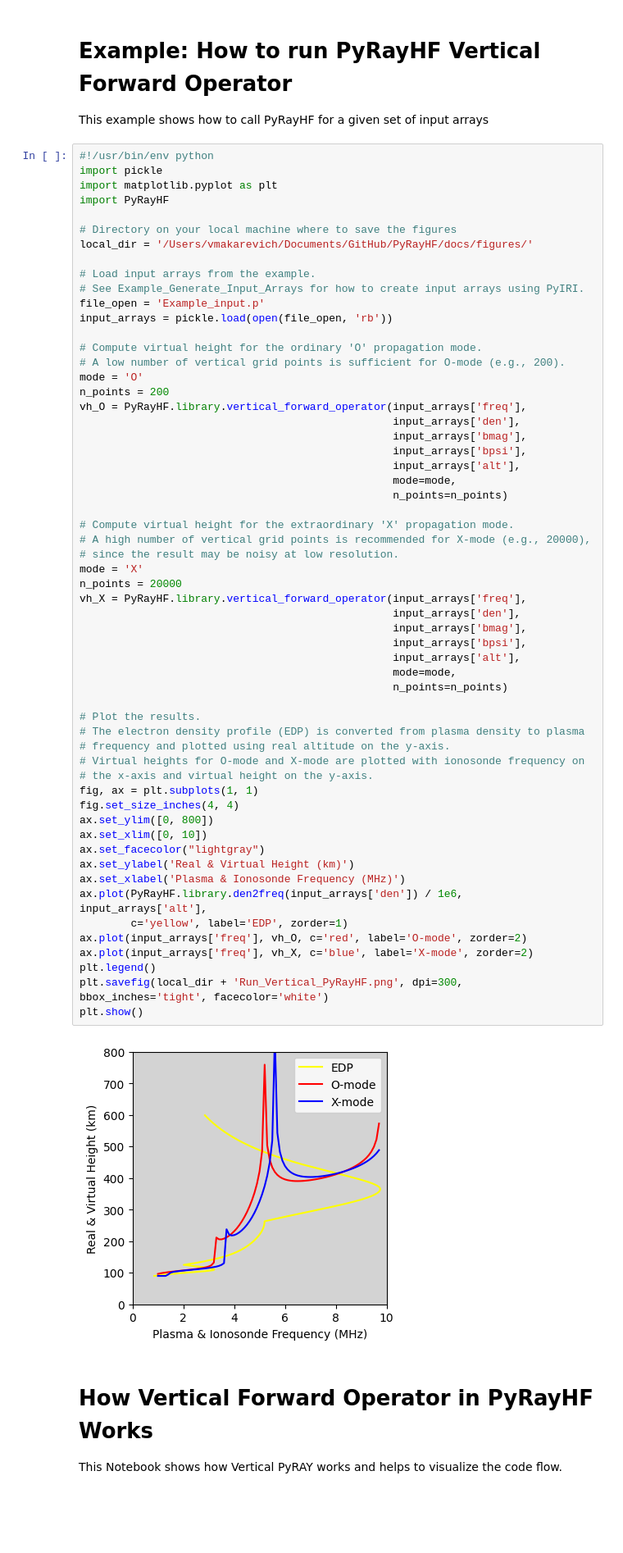
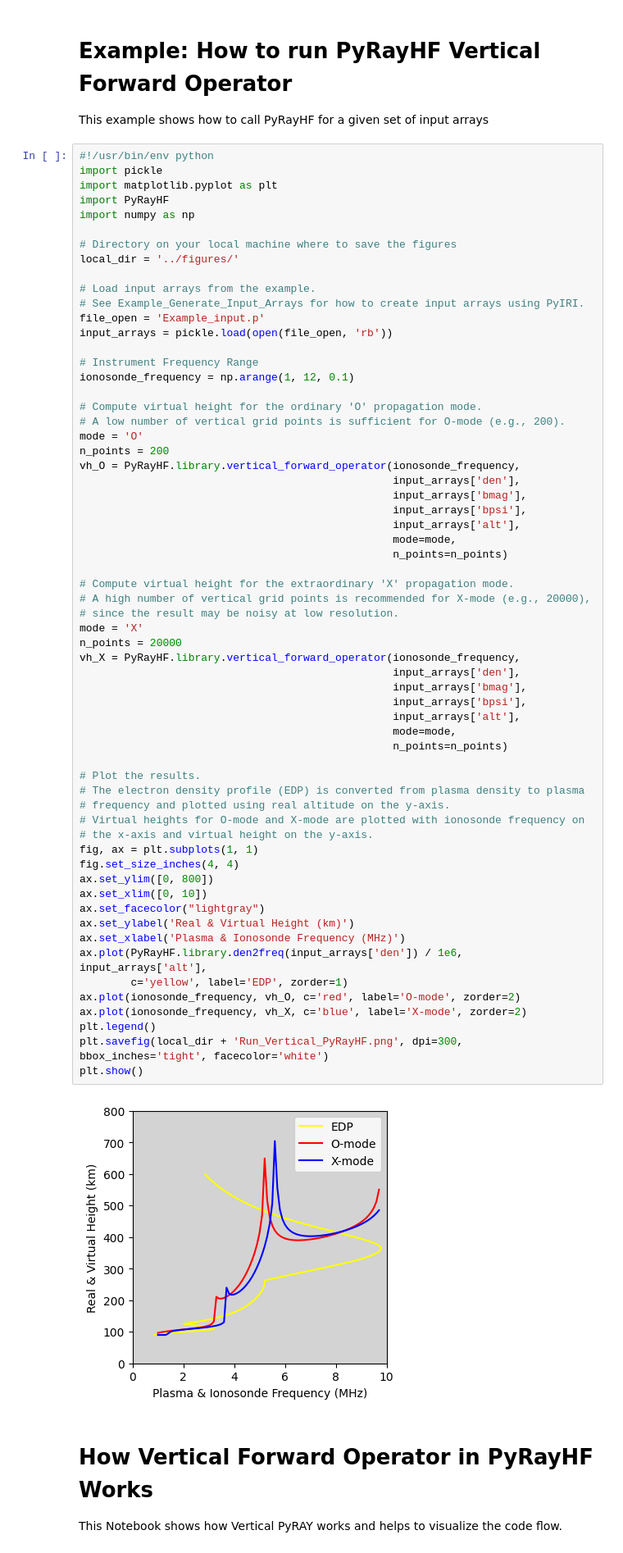
Before and after one commit to victoriyaforsythe/PyRayHF, a Jupyter notebook: docs/tutorials/Example_Vertical_Forward_Operator.ipynb, the cells around one changed output. Shown at 82% size. Saved outputs shown, nothing was run; the diff lists cells and outputs as text; blank space fills up the shorter version.

```diff
--- a/docs/tutorials/Example_Vertical_Forward_Operator.ipynb
+++ b/docs/tutorials/Example_Vertical_Forward_Operator.ipynb
@@ -6,20 +6,24 @@ This example shows how to call PyRayHF for a given set of input arrays
 import pickle
 import matplotlib.pyplot as plt
 import PyRayHF
+import numpy as np
 
 # Directory on your local machine where to save the figures
-local_dir = '/Users/vmakarevich/Documents/GitHub/PyRayHF/docs/figures/'
+local_dir = '../figures/'
 
 # Load input arrays from the example.
 # See Example_Generate_Input_Arrays for how to create input arrays using PyIRI.
 file_open = 'Example_input.p'
 input_arrays = pickle.load(open(file_open, 'rb'))
 
+# Instrument Frequency Range
+ionosonde_frequency = np.arange(1, 12, 0.1)
+
 # Compute virtual height for the ordinary 'O' propagation mode.
 # A low number of vertical grid points is sufficient for O-mode (e.g., 200).
 mode = 'O'
 n_points = 200
-vh_O = PyRayHF.library.vertical_forward_operator(input_arrays['freq'],
+vh_O = PyRayHF.library.vertical_forward_operator(ionosonde_frequency,
                                                  input_arrays['den'],
                                                  input_arrays['bmag'],
                                                  input_arrays['bpsi'],
@@ -30,37 +34,37 @@ vh_O = PyRayHF.library.vertical_forward_operator(input_arrays['freq'],
 # Compute virtual height for the extraordinary 'X' propagation mode.
 # A high number of vertical grid points is recommended for X-mode (e.g., 20000),
 # since the result may be noisy at low resolution.
 mode = 'X'
 n_points = 20000
-vh_X = PyRayHF.library.vertical_forward_operator(input_arrays['freq'],
+vh_X = PyRayHF.library.vertical_forward_operator(ionosonde_frequency,
                                                  input_arrays['den'],
                                                  input_arrays['bmag'],
                                                  input_arrays['bpsi'],
                                                  input_arrays['alt'],
                                                  mode=mode,
                                                  n_points=n_points)
 
 # Plot the results.
 # The electron density profile (EDP) is converted from plasma density to plasma
 # frequency and plotted using real altitude on the y-axis.
 # Virtual heights for O-mode and X-mode are plotted with ionosonde frequency on
 # the x-axis and virtual height on the y-axis.
 fig, ax = plt.subplots(1, 1)
 fig.set_size_inches(4, 4)
 ax.set_ylim([0, 800])
 ax.set_xlim([0, 10])
 ax.set_facecolor("lightgray")
 ax.set_ylabel('Real & Virtual Height (km)')
 ax.set_xlabel('Plasma & Ionosonde Frequency (MHz)')
 ax.plot(PyRayHF.library.den2freq(input_arrays['den']) / 1e6, input_arrays['alt'],
         c='yellow', label='EDP', zorder=1)
-ax.plot(input_arrays['freq'], vh_O, c='red', label='O-mode', zorder=2)
-ax.plot(input_arrays['freq'], vh_X, c='blue', label='X-mode', zorder=2)
+ax.plot(ionosonde_frequency, vh_O, c='red', label='O-mode', zorder=2)
+ax.plot(ionosonde_frequency, vh_X, c='blue', label='X-mode', zorder=2)
 plt.legend()
 plt.savefig(local_dir + 'Run_Vertical_PyRayHF.png', dpi=300, bbox_inches='tight', facecolor='white')
 plt.show()
 # %% [output]
-[figure, old version]
+[figure, new version]
 # %% [markdown]
 # How Vertical Forward Operator in PyRayHF Works
 This Notebook shows how Vertical PyRAY works and helps to visualize the code flow.
```
Also changed, not shown: parts of 1 cell of this notebook, 11 other files.
